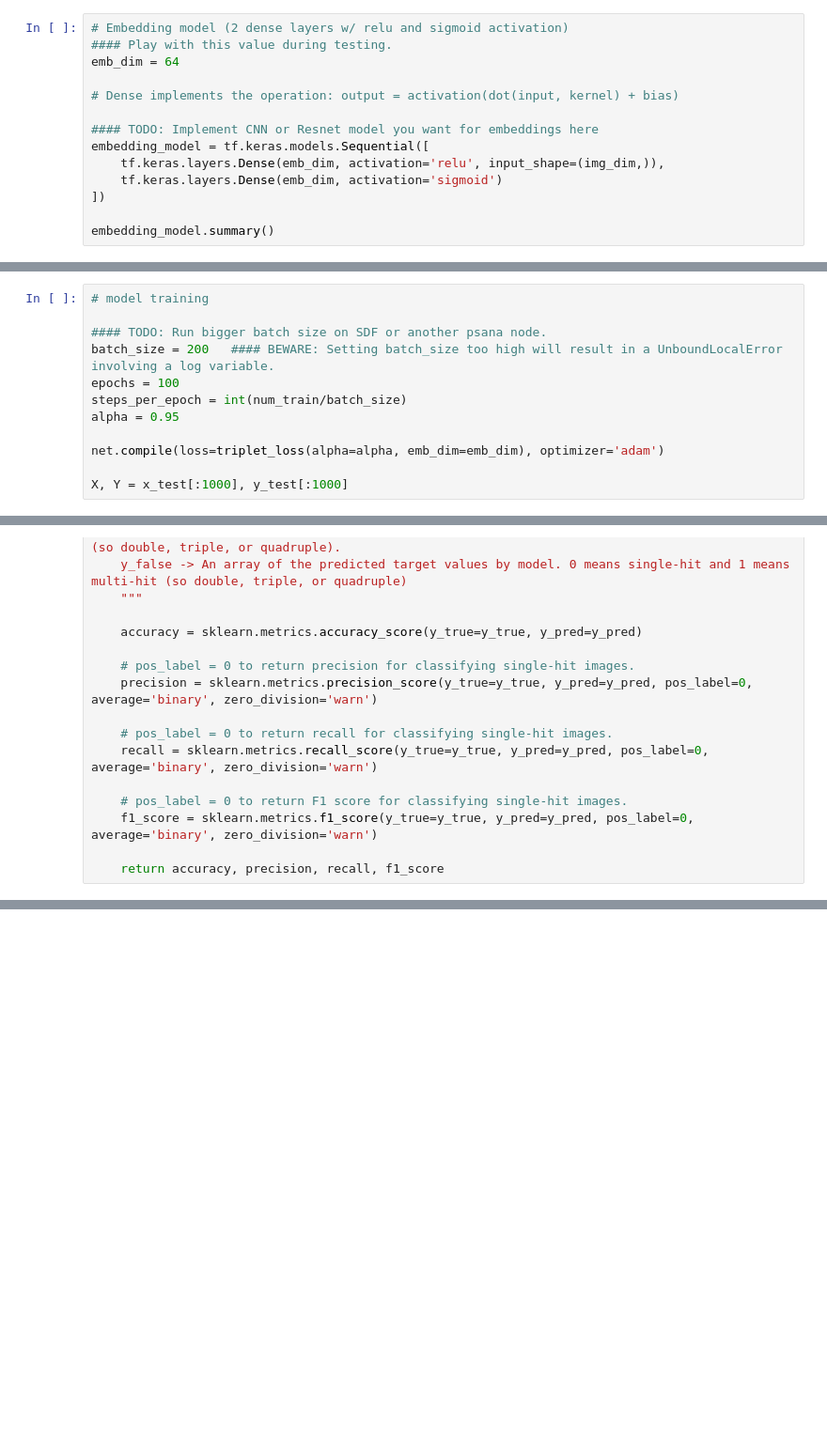
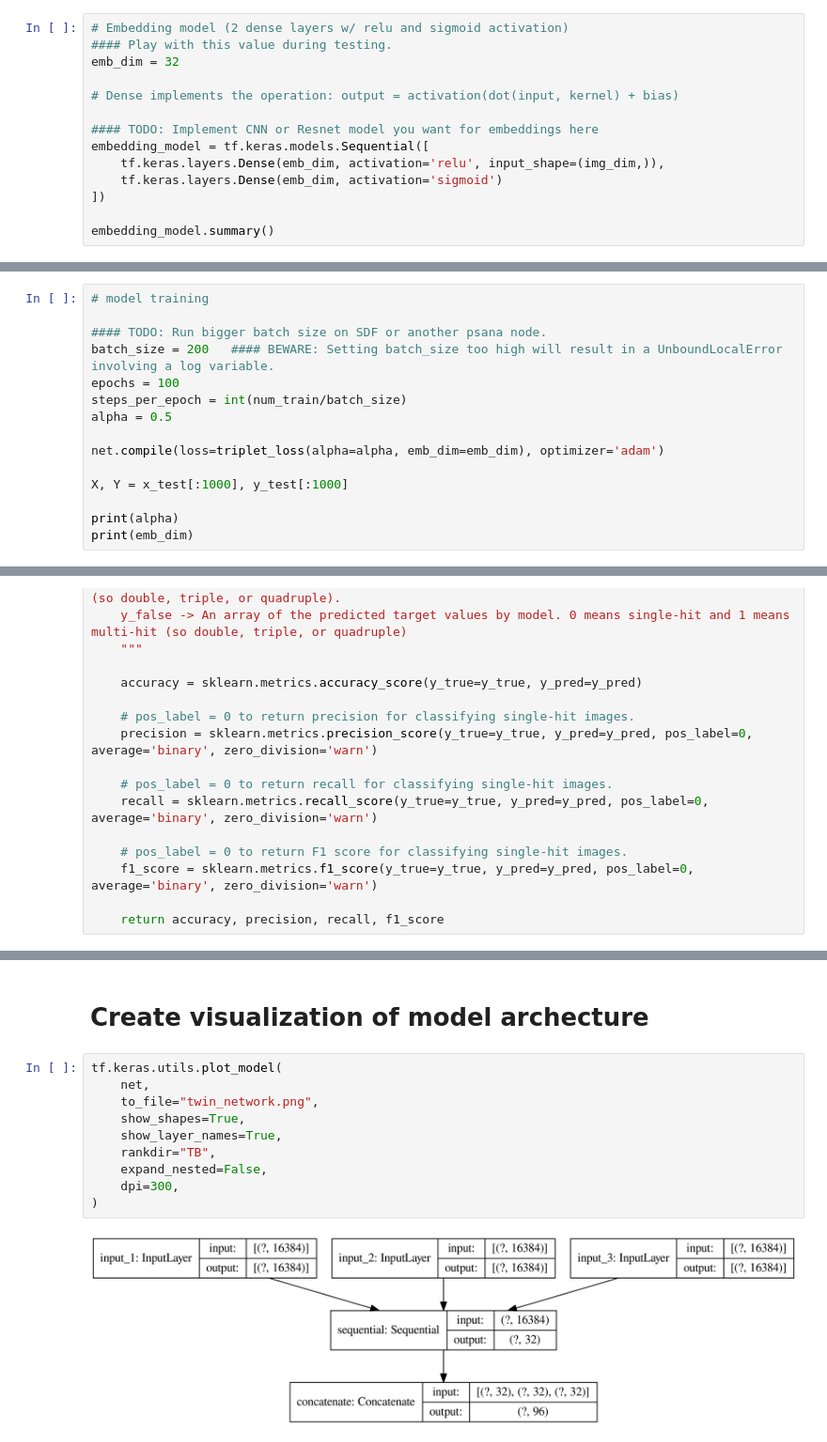
Before and after one commit to chuckie82/DeepProjection, a Jupyter notebook: examples/twin_network_for_diffraction.ipynb, the cells around one changed output, grey strips where cells are left out. Shown at 94% size. Drawn from its saved outputs; the diff is of its cells as text; blank space fills up the shorter version.

```diff
--- a/examples/twin_network_for_diffraction.ipynb
+++ b/examples/twin_network_for_diffraction.ipynb
@@ -471,7 +473,7 @@ plot_triplet(triplet, labels)
 # %%
 # Embedding model (2 dense layers w/ relu and sigmoid activation)
 #### Play with this value during testing.
-emb_dim = 64
+emb_dim = 32
 
 # Dense implements the operation: output = activation(dot(input, kernel) + bias)
 
@@ -664,8 +661,11 @@ def data_generator(batch_size, emb_dim):
 batch_size = 200   #### BEWARE: Setting batch_size too high will result in a UnboundLocalError involving a log variable.
 epochs = 100
 steps_per_epoch = int(num_train/batch_size)
-alpha = 0.95
+alpha = 0.5
 
 net.compile(loss=triplet_loss(alpha=alpha, emb_dim=emb_dim), optimizer='adam')
 
 X, Y = x_test[:1000], y_test[:1000]
+
+print(alpha)
+print(emb_dim)
@@ -993,0 +1061,14 @@ F1 Score: 0.9824561403508771
+# %% [markdown]
+# Create visualization of model archecture
+# %%
+tf.keras.utils.plot_model(
+    net,
+    to_file="twin_network.png",
+    show_shapes=True,
+    show_layer_names=True,
+    rankdir="TB",
+    expand_nested=False,
+    dpi=300,
+)
+# %% [output]
+[figure, added]
```
Also changed, not shown: parts of 18 cells of this notebook.
